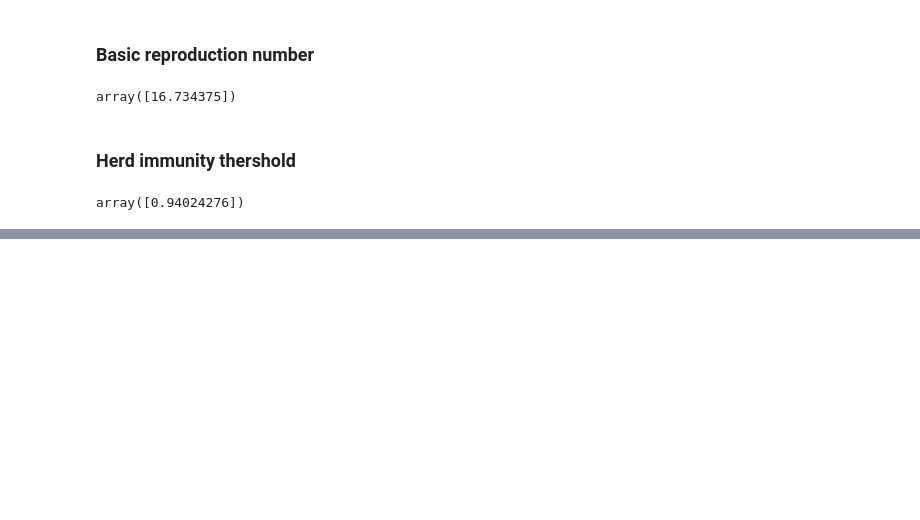
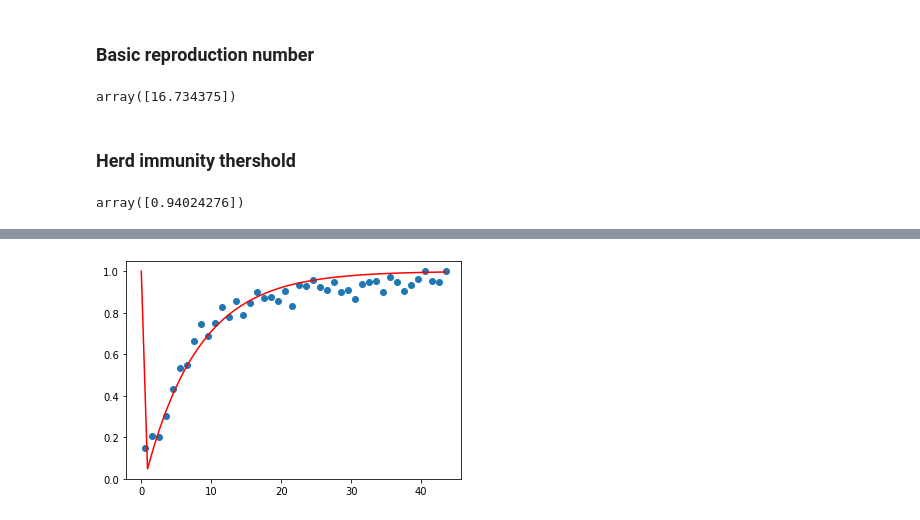
Before and after one commit to dmw1998/Mathematical-Epidemiology-Study-Material, a Jupyter notebook: Model_Fitting_LSM.ipynb, the cells around one changed output, grey strips where cells are left out. Drawn from its saved outputs; the diff is of its cells as text; code cells hidden in the pictures; blank space fills up the shorter version.

```diff
--- a/Model_Fitting_LSM.ipynb
+++ b/Model_Fitting_LSM.ipynb
@@ -141,0 +172,11 @@ array([0.94024276])
+# %%
+xx = np.concatenate(([0],T_uk['Age']))
+yy = np.concatenate(([1],1 - np.exp(-best_theta_m*(T_uk['Age']-0.5))))
+# %%
+f = interp1d(xx,yy,kind='linear')
+x_new = np.linspace(0,T_uk['Age'][len(T_uk['Age'])-1])
+y_new = f(x_new)
+plt.scatter(T_uk['Age'],T_uk['Seroprevalence']);
+plt.plot(x_new,y_new,'r');
+# %% [output]
+[figure, added]
```
Also changed, not shown: parts of 10 cells of this notebook.
